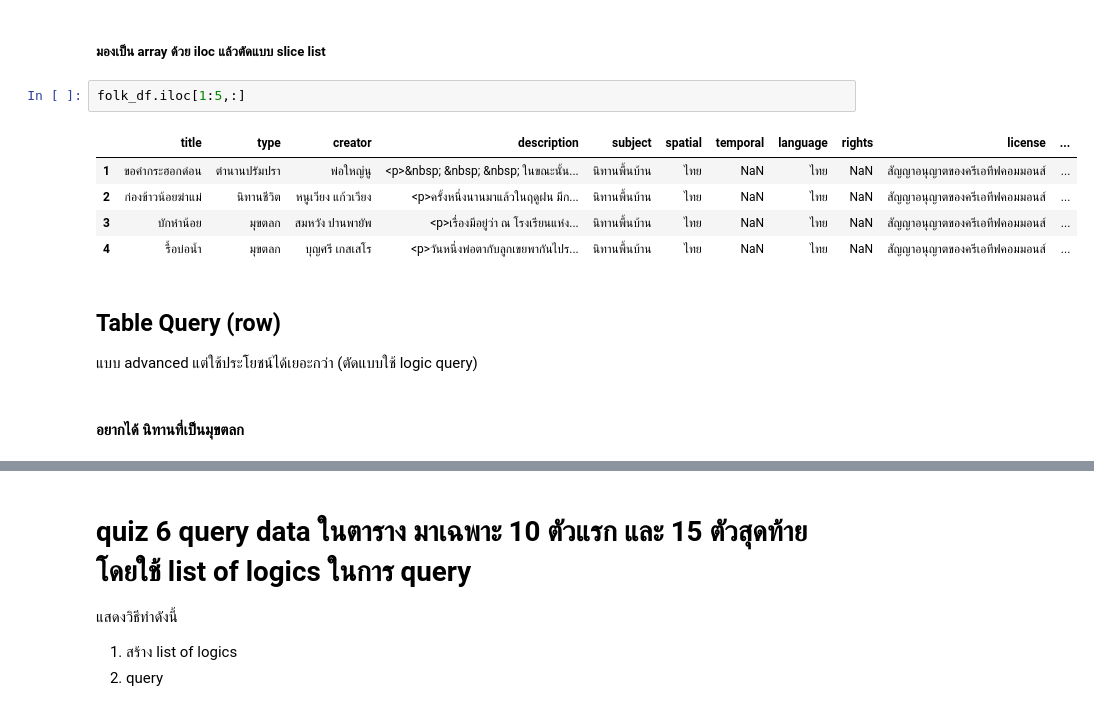
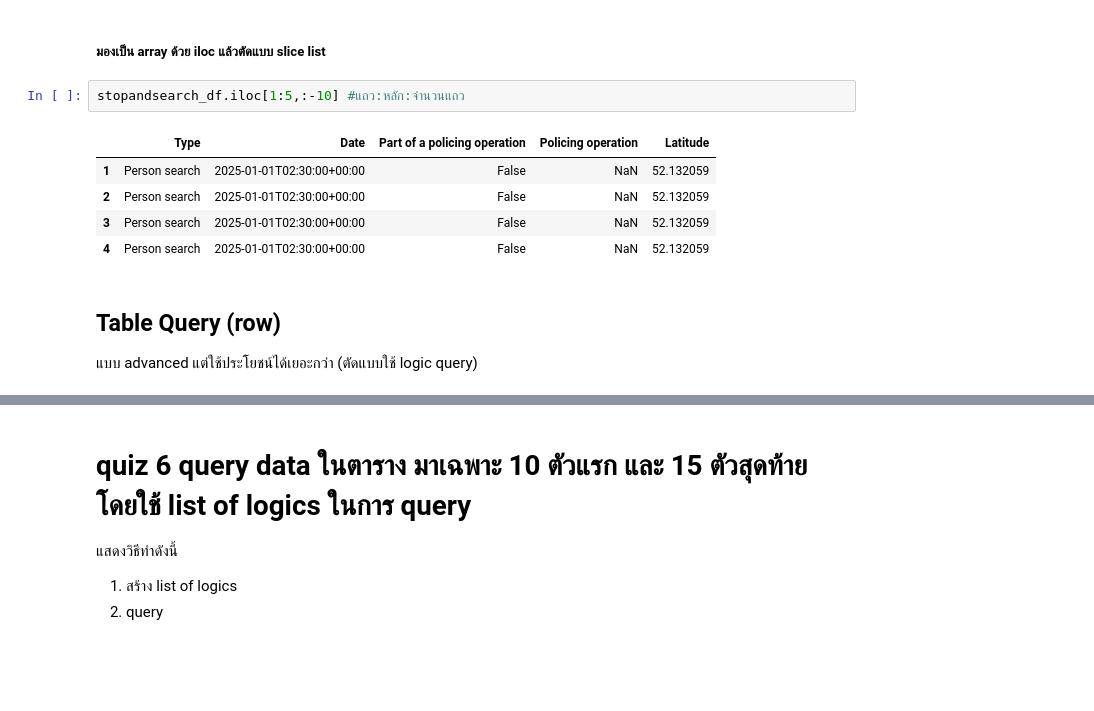
Before and after one commit to Ellizence01/dataviz2025, a Jupyter notebook: Pandas_101_2025.ipynb, the cells around one changed output, grey strips where cells are left out. Saved outputs shown, nothing was run; the diff lists cells and outputs as text; blank space fills up the shorter version.

```diff
--- a/Pandas_101_2025.ipynb
+++ b/Pandas_101_2025.ipynb
@@ -154,15 +186,13 @@ smaller_table
 # %% [markdown]
 ##### มองเป็น array ด้วย iloc แล้วตัดแบบ slice list
 # %%
-folk_df.iloc[1:5,:]
+stopandsearch_df.iloc[1:5,:-10] #แถว:หลัก:จำนวนแถว
 # %% [output]
-|  | title | type | creator | description | subject | spatial | temporal | language | rights | license | ... |
-| 1 | ขอคำกระฮอกด่อน | ตำนานปรัมปรา | พ่อใหญ่นู | <p>&nbsp; &nbsp; &nbsp; ในขณะนั้น... | นิทานพื้นบ้าน | ไทย | NaN | ไทย | NaN | สัญญาอนุญาตของครีเอทีฟคอมมอนส์ | ... |
-| 2 | ก่องข้าวน้อยฆ่าแม่ | นิทานชีวิต | หนูเวียง แก้วเวียง | <p>ครั้งหนึ่งนานมาแล้วในฤดูฝน มีก... | นิทานพื้นบ้าน | ไทย | NaN | ไทย | NaN | สัญญาอนุญาตของครีเอทีฟคอมมอนส์ | ... |
-| 3 | บักหำน้อย | มุขตลก | สมหวัง ปานพายัพ | <p>เรื่องมีอยู่ว่า ณ โรงเรียนแห่ง... | นิทานพื้นบ้าน | ไทย | NaN | ไทย | NaN | สัญญาอนุญาตของครีเอทีฟคอมมอนส์ | ... |
-| 4 | รื้อบ่อน้ำ | มุขตลก | บุญศรี เกสเสโร | <p>วันหนึ่งพ่อตากับลูกเขยพากันไปร... | นิทานพื้นบ้าน | ไทย | NaN | ไทย | NaN | สัญญาอนุญาตของครีเอทีฟคอมมอนส์ | ... |
+|  | Type | Date | Part of a policing operation | Policing operation | Latitude |
+| 1 | Person search | 2025-01-01T02:30:00+00:00 | False | NaN | 52.132059 |
+| 2 | Person search | 2025-01-01T02:30:00+00:00 | False | NaN | 52.132059 |
+| 3 | Person search | 2025-01-01T02:30:00+00:00 | False | NaN | 52.132059 |
+| 4 | Person search | 2025-01-01T02:30:00+00:00 | False | NaN | 52.132059 |
 # %% [markdown]
 ## Table Query (row)
 แบบ advanced แต่ใช้ประโยชน์ได้เยอะกว่า (ตัดแบบใช้ logic query)
-# %% [markdown]
-#### อยากได้ นิทานที่เป็นมุขตลก
```
Also changed, not shown: parts of 54 cells of this notebook.
